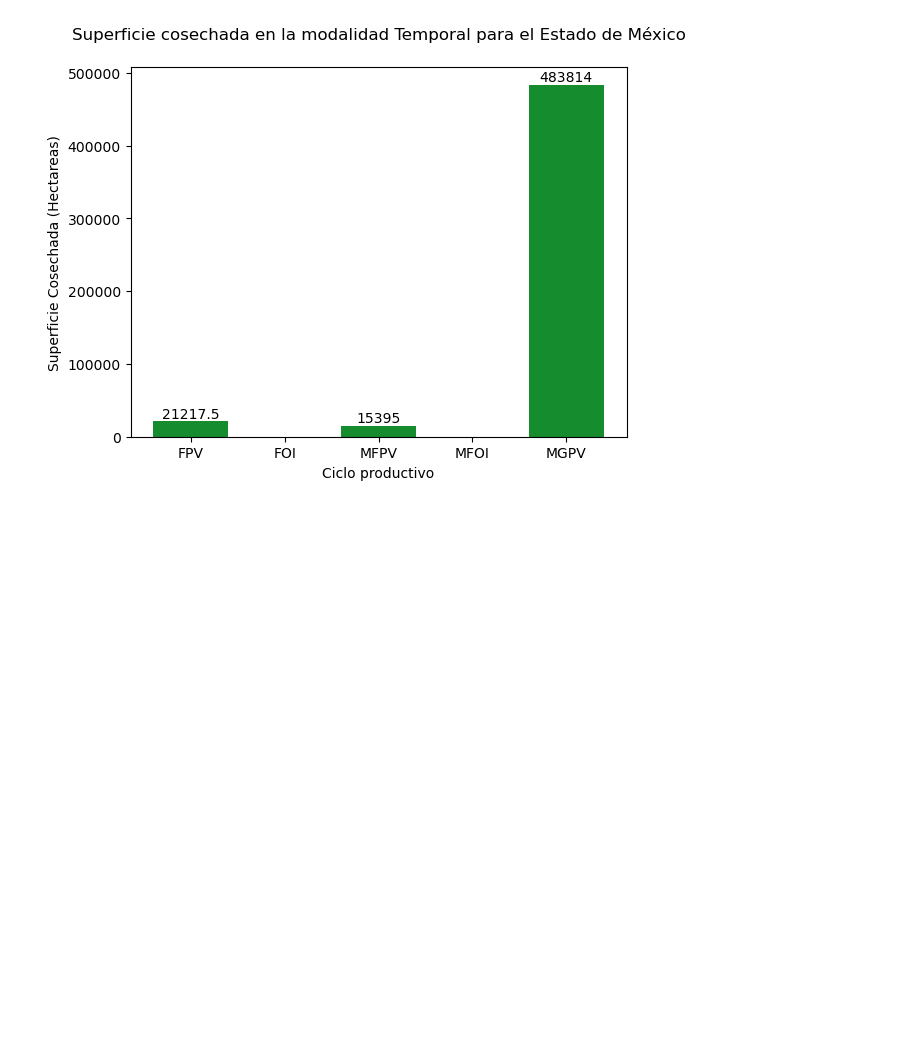
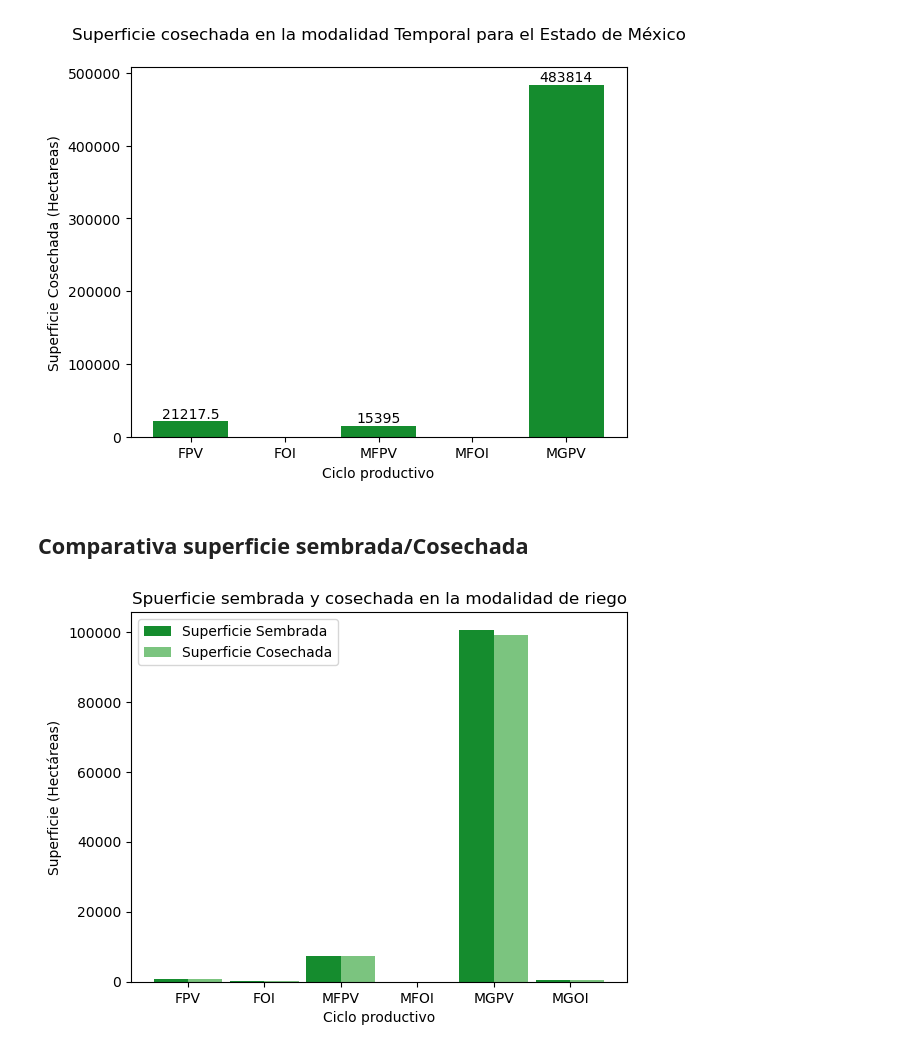
Before and after one commit to JFChavezC001/ReporteResidencia, a Jupyter notebook: resultadosProyect.ipynb, the cells around one changed output. Cells and saved outputs as stored; diff of their text form; code cells hidden in the pictures; blank space fills up the shorter version.

Commit message:
Creamos el apartado de comparación para las dos modalidades

```diff
--- a/resultadosProyect.ipynb
+++ b/resultadosProyect.ipynb
@@ -156,3 +156,41 @@ plt.show
 # %% [output]
 <function matplotlib.pyplot.show(close=None, block=None)>
 [figure]
+# %% [markdown]
+## Comparativa superficie sembrada/Cosechada
+# %%
+import numpy as np #importaremos la libreria numpy
+
+ancho = 0.45 # a travez de este valor definiremos el ancho de nuestras barras
+
+x = np.arange(len(supSemb['Clave']))#Obtenemos el numero de categorias a traves del campo clave
+
+# grafica de superficie sembrada
+plt.bar(
+    x,
+    supSemb['Superficie Sembrada(ha)/Modalidad Riego'],
+    width=ancho,
+    label='Superficie Sembrada',
+    color='#158C2E'
+)
+
+# grafica de superficie cosechada
+plt.bar(
+    x + ancho,
+    supCos['Superficie Cosechada(ha)/Modalidad Riego'],
+    width=ancho,
+    label='Superficie Cosechada',
+    color='#7BC47F'
+)
+
+# Establecemos las caracteristicas de las gráficas
+plt.xticks(x + ancho / 2, supSemb['Clave'])
+plt.title("Spuerficie sembrada y cosechada en la modalidad de riego")
+plt.xlabel("Ciclo productivo")
+plt.ylabel("Superficie (Hectáreas)")
+
+
+plt.legend()
+plt.show()
+# %% [output]
+[figure, added]
```
Also changed, not shown: parts of 2 cells of this notebook.
